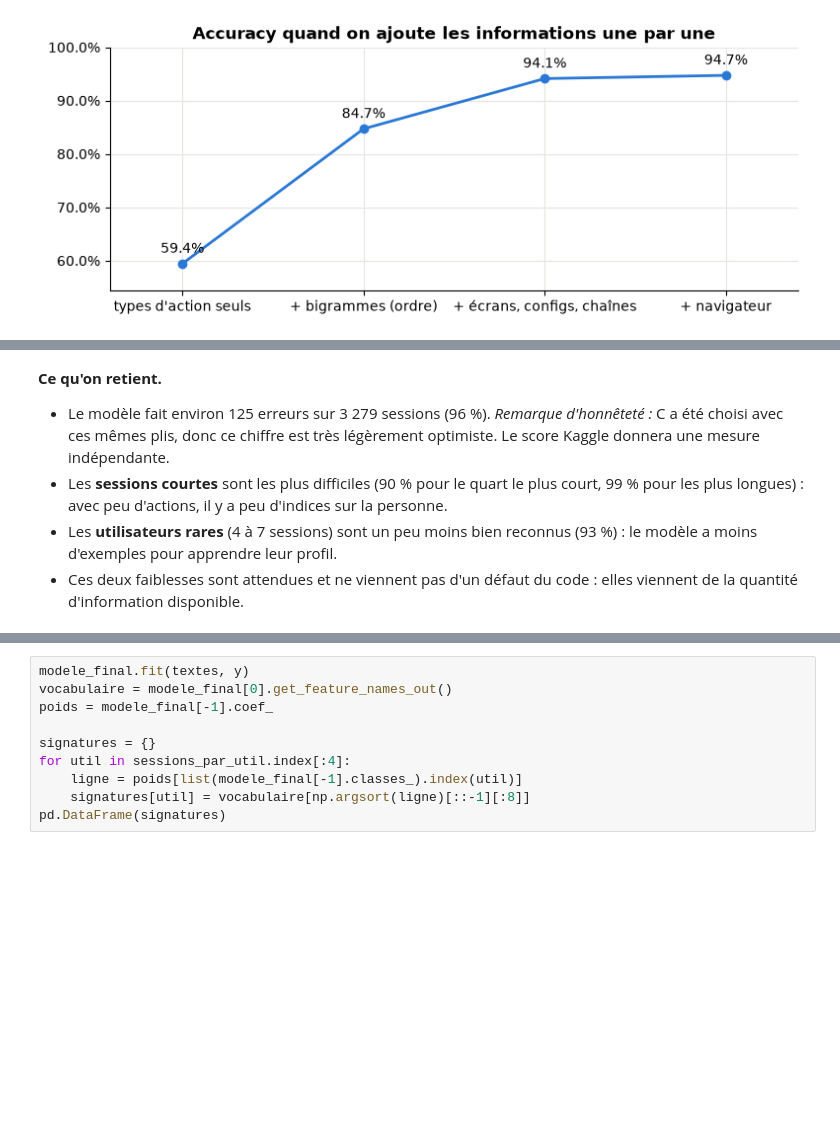
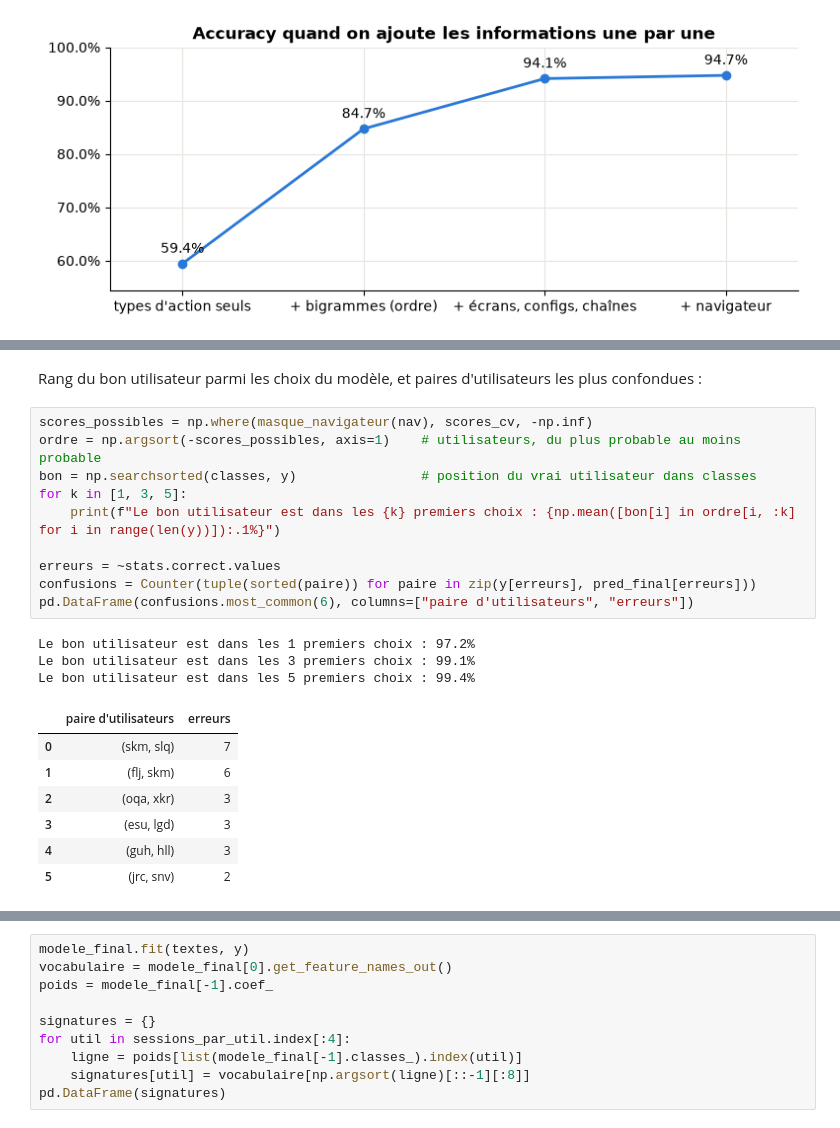
Before and after one commit to SeifSaid/be1, a Jupyter notebook: analyse.ipynb, the cells around one changed output, grey strips where cells are left out. Drawn from its saved outputs; the diff is of its cells as text; blank space fills up the shorter version.

```diff
--- a/analyse.ipynb
+++ b/analyse.ipynb
@@ -467,6 +585,23 @@ Accuracy : 96.2% (125 erreurs sur 3279)
-# %% [markdown]
-**Ce qu'on retient.**
-- Le modèle fait environ 125 erreurs sur 3 279 sessions (96 %). *Remarque d'honnêteté :* C a été choisi avec ces mêmes plis, donc ce chiffre est très légèrement optimiste. Le score Kaggle donnera une mesure indépendante.
-- Les **sessions courtes** sont les plus difficiles (90 % pour le quart le plus court, 99 % pour les plus longues) : avec peu d'actions, il y a peu d'indices sur la personne.
-- Les **utilisateurs rares** (4 à 7 sessions) sont un peu moins bien reconnus (93 %) : le modèle a moins d'exemples pour apprendre leur profil.
-- Ces deux faiblesses sont attendues et ne viennent pas d'un défaut du code : elles viennent de la quantité d'information disponible.
+# %% [markdown]
+Rang du bon utilisateur parmi les choix du modèle, et paires d'utilisateurs les plus confondues :
+# %%
+scores_possibles = np.where(masque_navigateur(nav), scores_cv, -np.inf)
+ordre = np.argsort(-scores_possibles, axis=1)    # utilisateurs, du plus probable au moins probable
+bon = np.searchsorted(classes, y)                # position du vrai utilisateur dans classes
+for k in [1, 3, 5]:
+    print(f"Le bon utilisateur est dans les {k} premiers choix : {np.mean([bon[i] in ordre[i, :k] for i in range(len(y))]):.1%}")
+
+erreurs = ~stats.correct.values
+confusions = Counter(tuple(sorted(paire)) for paire in zip(y[erreurs], pred_final[erreurs]))
+pd.DataFrame(confusions.most_common(6), columns=["paire d'utilisateurs", "erreurs"])
+# %% [output]
+Le bon utilisateur est dans les 1 premiers choix : 97.2%
+Le bon utilisateur est dans les 3 premiers choix : 99.1%
+Le bon utilisateur est dans les 5 premiers choix : 99.4%
+|  | paire d'utilisateurs | erreurs |
+| 0 | (skm, slq) | 7 |
+| 1 | (flj, skm) | 6 |
+| 2 | (oqa, xkr) | 3 |
+| 3 | (esu, lgd) | 3 |
+| 4 | (guh, hll) | 3 |
+| 5 | (jrc, snv) | 2 |
```
Also changed, not shown: parts of 65 cells of this notebook, 19 other files.
